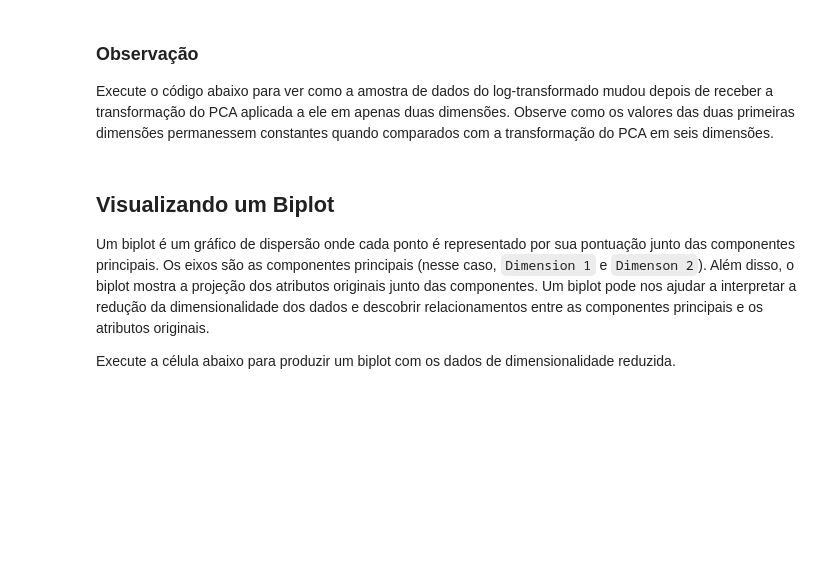
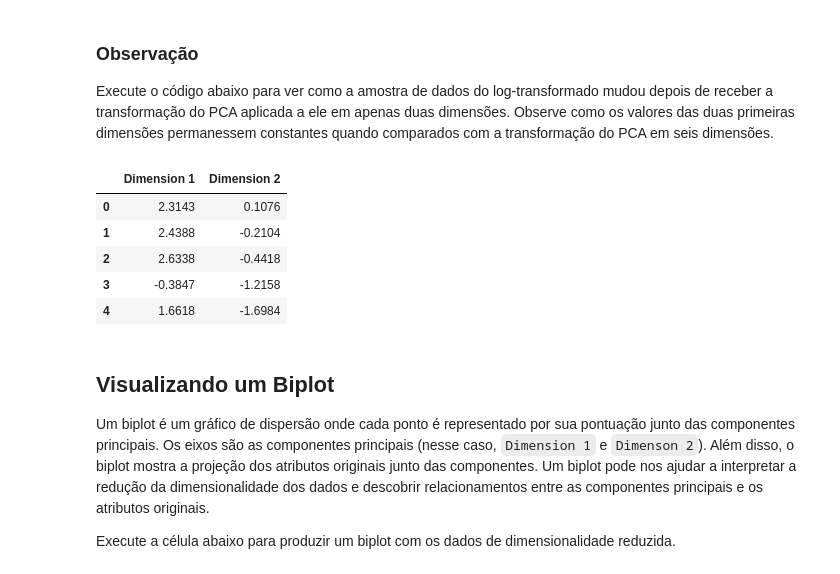
Before and after one commit to lucastls/Data-Scientist-Nanodegree, a Jupyter notebook: Projetos/Projeto_02_customer_segments/customer_segments_PT.ipynb, the cells around one changed output. Cells and saved outputs as stored; diff of their text form; code cells hidden in the pictures; blank space fills up the shorter version.

```diff
--- a/Projetos/Projeto_02_customer_segments/customer_segments_PT.ipynb
+++ b/Projetos/Projeto_02_customer_segments/customer_segments_PT.ipynb
@@ -443,23 +466,31 @@ No bloco de código abaixo, você vai precisar implementar o seguinte:
  - Atribuir a tranformação da PCA do `good_data` utilizando `pca.transform`, e atribuir os resultados para `reduced_data`.
  - Aplicar a transformação da PCA da amostra do log-data `log_samples` utilizando `pca.transform`, e atribuindo os resultados ao `pca_samples`.
 # %%
-# TODO: Aplique o PCA ao ajusta os bons dados com apenas duas dimensões
-pca = None
+# TODO: Aplique o PCA ao ajusta good_data com apenas duas dimensões
+pca = PCA(n_components=2)
+pca = pca.fit(good_data)
 
-# TODO: Transforme os bons dados utilizando o ajuste do PCA acima
-reduced_data = None
+# TODO: Transforme log_samples utilizando o ajuste do PCA acima
+reduced_data = pca.transform(log_samples)
 
 # TODO: Transforme a amostre de log-data utilizando o ajuste de PCA acima
-pca_samples = None
+pca_samples = pca.transform(log_data)
 
 # Crie o DataFrame para os dados reduzidos
-reduced_data = pd.DataFrame(reduced_data, columns = ['Dimension 1', 'Dimension 2'])
+reduced_data = pd.DataFrame(reduced_data, columns=['Dimension 1', 'Dimension 2'])
 # %% [markdown]
 ### Observação
 Execute o código abaixo para ver como a amostra de dados do log-transformado mudou depois de receber a transformação do PCA aplicada a ele em apenas duas dimensões. Observe como os valores das duas primeiras dimensões permanessem constantes quando comparados com a transformação do PCA em seis dimensões.
 # %%
 # Exiba a amostra de log-data depois de aplicada a transformação da PCA em duas dimensões
-display(pd.DataFrame(np.round(pca_samples, 4), columns = ['Dimension 1', 'Dimension 2']))
+display(pd.DataFrame(np.round(pca_samples, 4), columns = ['Dimension 1', 'Dimension 2']).head())
+# %% [output]
+|  | Dimension 1 | Dimension 2 |
+| 0 | 2.3143 | 0.1076 |
+| 1 | 2.4388 | -0.2104 |
+| 2 | 2.6338 | -0.4418 |
+| 3 | -0.3847 | -1.2158 |
+| 4 | 1.6618 | -1.6984 |
 # %% [markdown]
 ## Visualizando um Biplot
 Um biplot é um gráfico de dispersão onde cada ponto é representado por sua pontuação junto das componentes principais. Os eixos são as componentes principais (nesse caso, `Dimension 1` e `Dimenson 2`). Além disso, o biplot mostra a projeção dos atributos originais junto das componentes. Um biplot pode nos ajudar a interpretar a redução da dimensionalidade dos dados e descobrir relacionamentos entre as componentes principais e os atributos originais.
```
Also changed, not shown: parts of 7 cells of this notebook.
